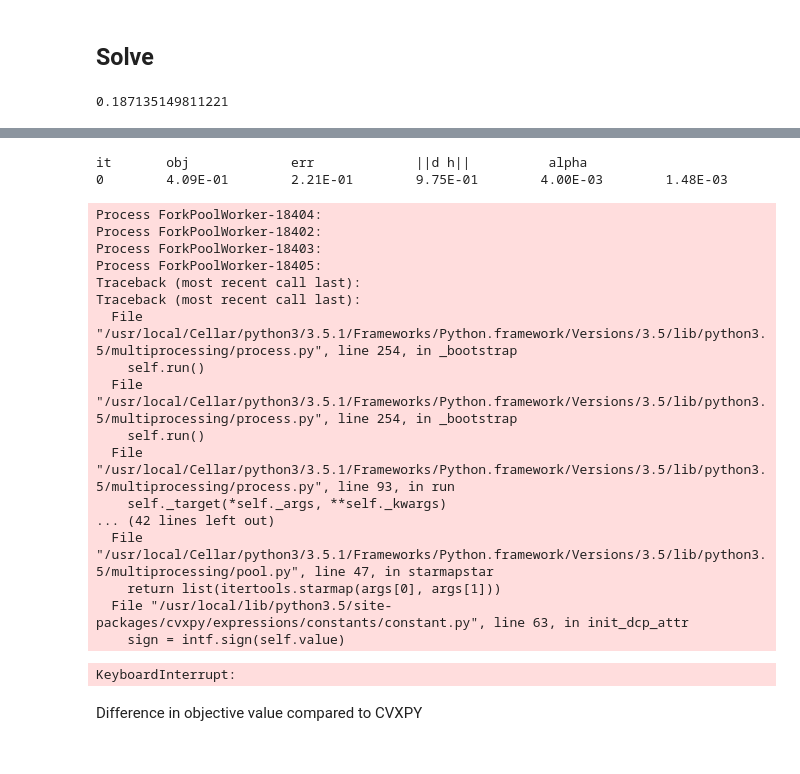
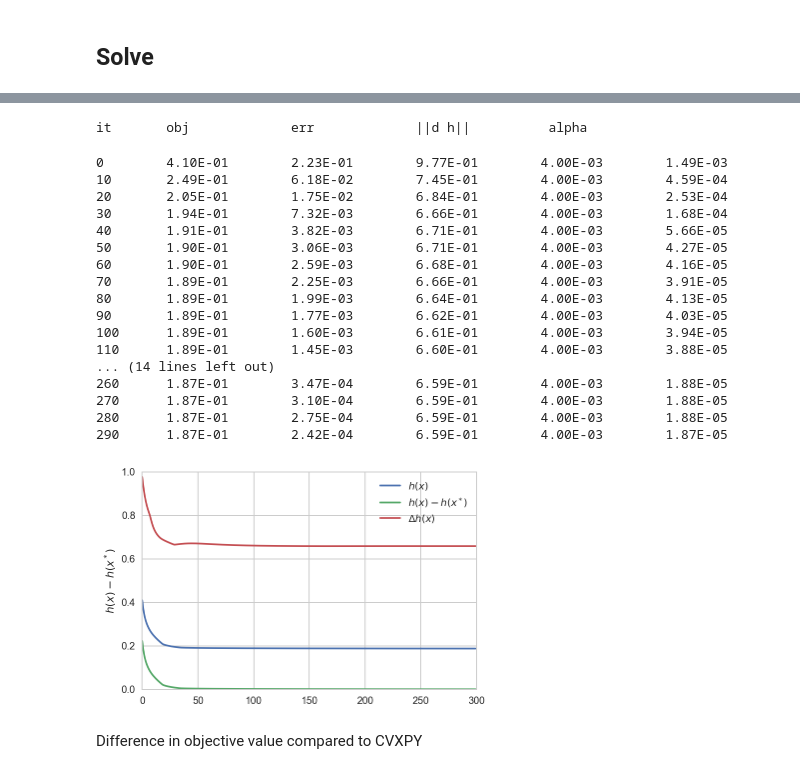
Before and after one commit to martinzellner/mp-pfnet, a Jupyter notebook: Load Variance.ipynb, the cells around one changed output, grey strips where cells are left out. Drawn from its saved outputs; the diff is of its cells as text; code cells hidden in the pictures.

```diff
--- a/Load Variance.ipynb
+++ b/Load Variance.ipynb
@@ -430,2 +374,2 @@ D = scipy.vstack([np.array([0, 0, 0] * t + [1, -1, 0, -1, 1, 0] + [0, 0, 0] * (m
 # %%
-D_l = scipy.vstack([np.array([0] * t + [1, -1] + [0] * (mp.timesteps - t - 2), ndmin=2) for t in range(mp.timesteps - 1)])
+D_c = scipy.vstack([np.array([0] * t + [1, -1] + [0] * (mp.timesteps - t - 2), ndmin=2) for t in range(mp.timesteps - 1)])
@@ -439,2 +385,2 @@ for bus_i in filter(lambda bus: (not bus.is_slack()), mp.get_network().buses):
 # %%
-d_c = sum([D_l * c[bus.index] for bus in filter(lambda bus: (not bus.is_slack()), mp.get_network().buses)]).A.flatten()
+d_c = sum([D_c * c[bus.index] for bus in filter(lambda bus: (not bus.is_slack()), mp.get_network().buses)]).A.flatten()
@@ -443,3 +390,3 @@ Battery Power
 # %%
 def d_s(x):
-    return sum([D.dot(p_bats[bus.index] * x) for bus in filter(lambda bus: (not bus.is_slack()), mp.get_network().buses)])
+    return sum([D_s.dot(p_bats[bus.index] * x) for bus in filter(lambda bus: (not bus.is_slack()), mp.get_network().buses)])
@@ -486,27 +440,19 @@ def proj_x(xbar, i):
 def global_proj_x(xbar):
     x_s = cvxpy.Variable(len(xbar))
     x_s.value = xbar
-    #proj_obj = cvxpy.Minimize(cvxpy.norm(xbar - x_s))
-    #proj_constr = [p.l <= x_s, x_s <= p.u, p.A * x_s == p.b]
-    #proj_prob = cvxpy.Problem(proj_obj, proj_constr)
-    #proj_prob.solve(solver=cvxpy.ECOS, max_iters=10000)
-    prob = optalg.opt_solver.QuadProblem(scipy.sparse.eye(len(xbar)), -xbar, p.A, p.b, p.l, p.u, x=xbar)
-    solver =optalg.opt_solver.OptSolverIQP()
-    solver.set_parameters({'quiet' : True, 'tol' : 1e-8})
-    solver.solve(prob)
+    proj_obj = cvxpy.Minimize(cvxpy.norm(xbar - x_s))
+    proj_constr = [p.l <= x_s, x_s <= p.u, p.A * x_s == p.b]
+    proj_prob = cvxpy.Problem(proj_obj, proj_constr)
+    proj_prob.solve(solver=cvxpy.ECOS, max_iters=10000)
+    return x_s.value.A.flatten()
 
-    return solver.get_primal_variables()
-    #return x_s.value.A.flatten()
+    #prob = optalg.opt_solver.QuadProblem(scipy.sparse.eye(len(xbar)), -xbar, p.A, p.b, p.l, p.u, x=xbar)
+    #solver =optalg.opt_solver.OptSolverIQP()
+    #solver.set_parameters({'quiet' : True, 'tol' : 1e-8})
+    #solver.solve(prob)
+    #return solver.get_primal_variables()
 # %% [markdown]
 ## Solve
-# %%
-
-cen_constraints = [p.A * x == p.b, p.l <= x, x <= p.u]
-obj = cvxpy.Minimize(gamma * profile_smothing_obj  + (g * x))
-prob = cvxpy.Problem(obj, cen_constraints)
-prob.solve()
-# %% [output]
-0.187135149811221
 # %%
 from IPython import display
 import matplotlib.pyplot as plt
@@ -516,7 +462,7 @@ import matplotlib.pyplot as plt
 xsol = global_proj_x(np.zeros((len(xstar),)))
 buses_wo_slack = list(filter(lambda bus: (not bus.is_slack()), mp.get_network().buses))
 
-max_iteration = 1000
+max_iteration = 300
 objective_values = []
 error_values = []
 dh_values = []
@@ -581,23 +525,22 @@ show()
 it       obj             err             ||d h||          alpha
-0        4.09E-01        2.21E-01        9.75E-01        4.00E-03        1.48E-03
-Process ForkPoolWorker-18404:
-Process ForkPoolWorker-18402:
-Process ForkPoolWorker-18403:
-Process ForkPoolWorker-18405:
-Traceback (most recent call last):
-Traceback (most recent call last):
-  File "/usr/local/Cellar/python3/3.5.1/Frameworks/Python.framework/Versions/3.5/lib/python3.5/multiprocessing/process.py", line 254, in _bootstrap
-    self.run()
-  File "/usr/local/Cellar/python3/3.5.1/Frameworks/Python.framework/Versions/3.5/lib/python3.5/multiprocessing/process.py", line 254, in _bootstrap
-    self.run()
-  File "/usr/local/Cellar/python3/3.5.1/Frameworks/Python.framework/Versions/3.5/lib/python3.5/multiprocessing/process.py", line 93, in run
-    self._target(*self._args, **self._kwargs)
-... (42 lines left out)
-  File "/usr/local/Cellar/python3/3.5.1/Frameworks/Python.framework/Versions/3.5/lib/python3.5/multiprocessing/pool.py", line 47, in starmapstar
-    return list(itertools.starmap(args[0], args[1]))
-  File "/usr/local/lib/python3.5/site-packages/cvxpy/expressions/constants/constant.py", line 63, in init_dcp_attr
-    sign = intf.sign(self.value)
+0        4.10E-01        2.23E-01        9.77E-01        4.00E-03        1.49E-03
+10       2.49E-01        6.18E-02        7.45E-01        4.00E-03        4.59E-04
+20       2.05E-01        1.75E-02        6.84E-01        4.00E-03        2.53E-04
+30       1.94E-01        7.32E-03        6.66E-01        4.00E-03        1.68E-04
+40       1.91E-01        3.82E-03        6.71E-01        4.00E-03        5.66E-05
+50       1.90E-01        3.06E-03        6.71E-01        4.00E-03        4.27E-05
+60       1.90E-01        2.59E-03        6.68E-01        4.00E-03        4.16E-05
+70       1.89E-01        2.25E-03        6.66E-01        4.00E-03        3.91E-05
+80       1.89E-01        1.99E-03        6.64E-01        4.00E-03        4.13E-05
+90       1.89E-01        1.77E-03        6.62E-01        4.00E-03        4.03E-05
+100      1.89E-01        1.60E-03        6.61E-01        4.00E-03        3.94E-05
+110      1.89E-01        1.45E-03        6.60E-01        4.00E-03        3.88E-05
+... (14 lines left out)
+260      1.87E-01        3.47E-04        6.59E-01        4.00E-03        1.88E-05
+270      1.87E-01        3.10E-04        6.59E-01        4.00E-03        1.88E-05
+280      1.87E-01        2.75E-04        6.59E-01        4.00E-03        1.88E-05
+290      1.87E-01        2.42E-04        6.59E-01        4.00E-03        1.87E-05
-KeyboardInterrupt:
+[figure, added]
 # %%
 psol = h(xsol)
 # %% [markdown]
```
Also changed, not shown: parts of 64 cells of this notebook.
